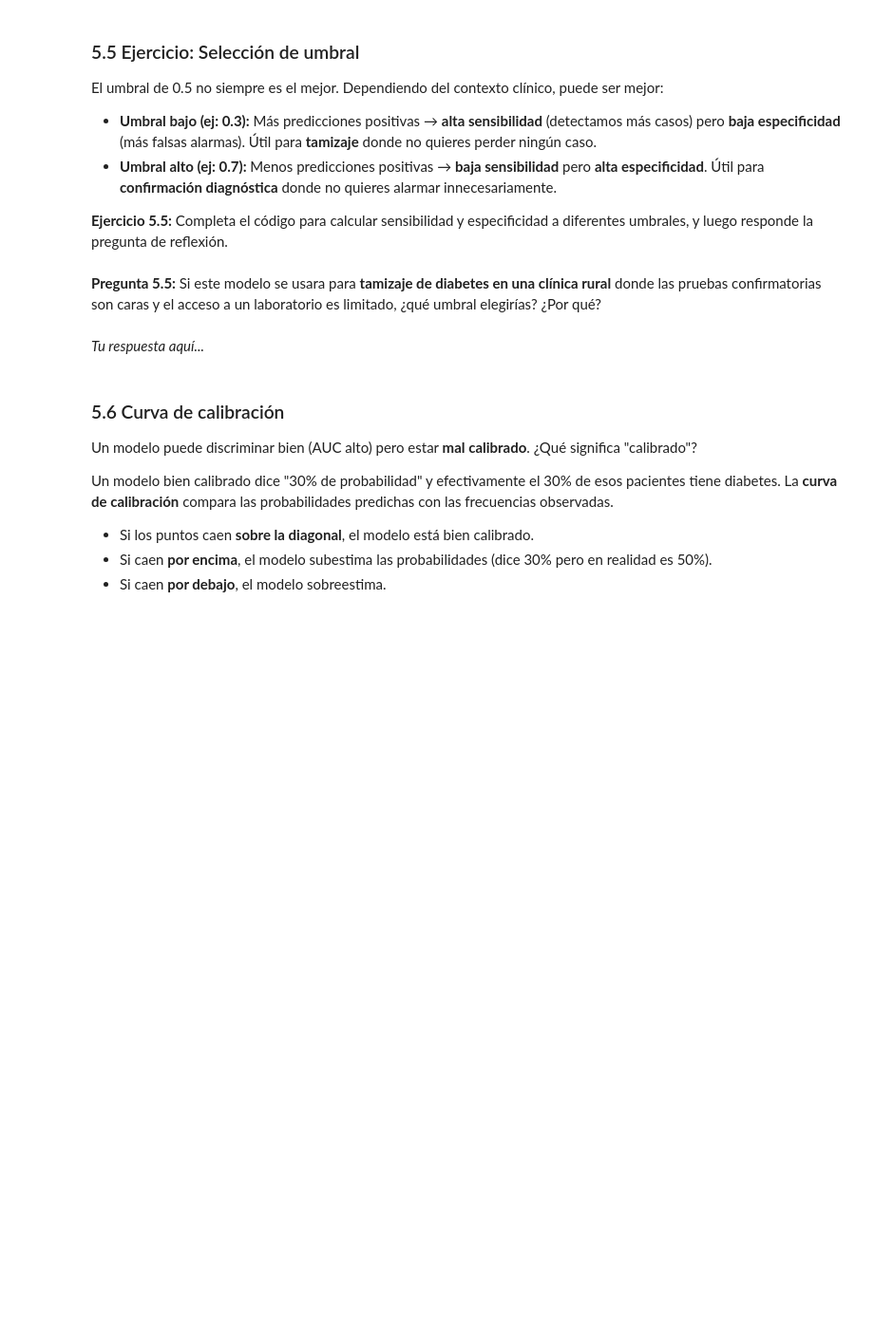
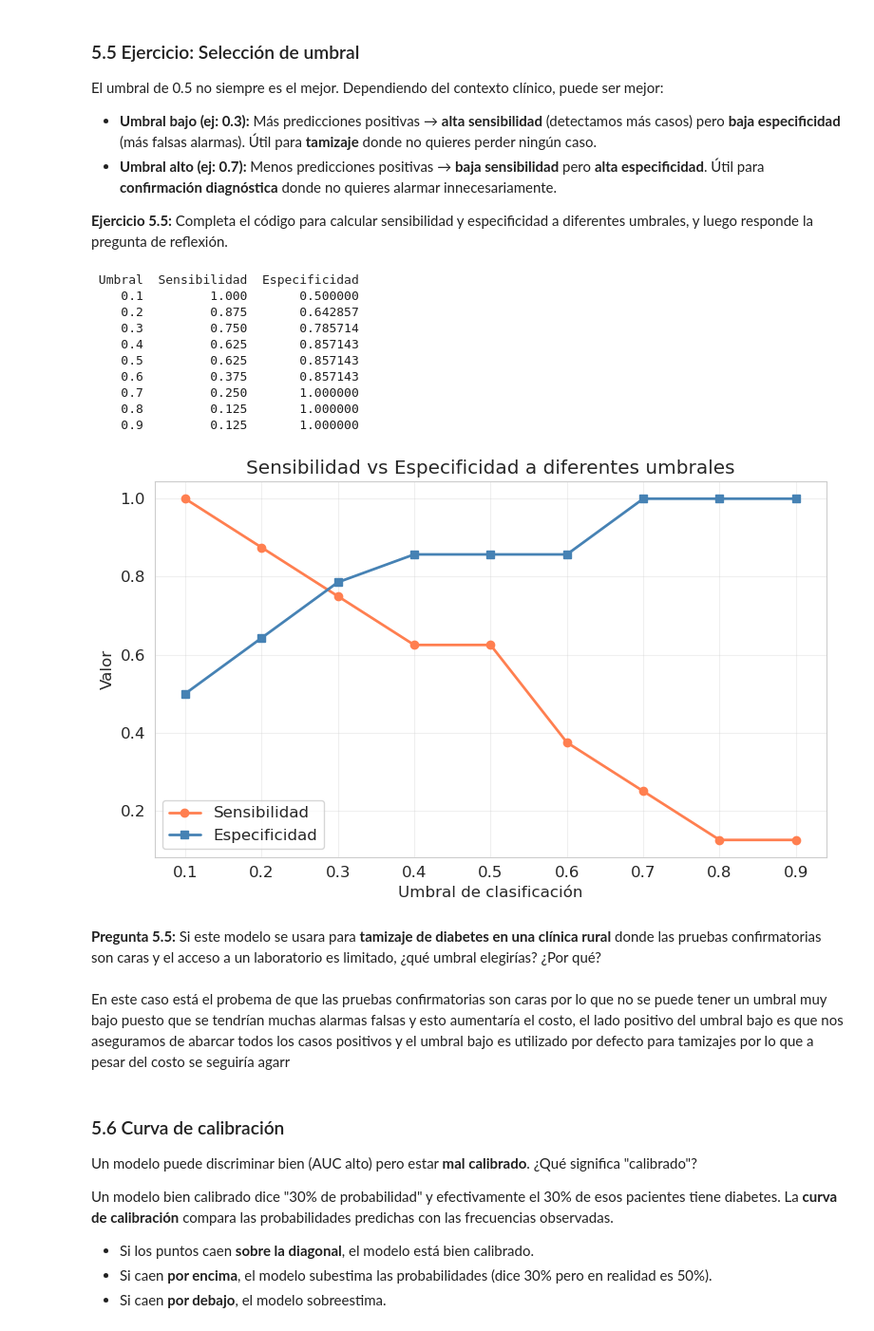
Before and after one commit to YouriEstrada23081/healthdatalab, a Jupyter notebook: labs/lab-4-statistical-modeling/notebooks/Lab04_Modelado_Estadistico.ipynb, the cells around one changed output. Shown at 95% size. Saved outputs shown, nothing was run; the diff lists cells and outputs as text; code cells hidden in the pictures; blank space fills up the shorter version.

```diff
--- a/labs/lab-4-statistical-modeling/notebooks/Lab04_Modelado_Estadistico.ipynb
+++ b/labs/lab-4-statistical-modeling/notebooks/Lab04_Modelado_Estadistico.ipynb
@@ -1235,38 +1274,50 @@ for threshold in thresholds:
     # confusion_matrix retorna: [[VN, FP], [FN, VP]]
     cm = confusion_matrix(y_test, y_pred_t)
     vn, fp, fn, vp = cm.ravel()
 
     # Sensibilidad = VP / (VP + FN)
     sensitivity = vp / (vp + fn) if (vp + fn) > 0 else 0
 
     # Especificidad = VN / (VN + FP)
     # TU CÓDIGO AQUÍ: calcula la especificidad
-    specificity = 0  # ← reemplaza esto
+    specificity = vn/(vn+fp) if (vn + fp) > 0 else 0# ← reemplaza esto
 
     results.append({
         'Umbral': threshold,
         'Sensibilidad': sensitivity,
         'Especificidad': specificity
     })
 
 results_df = pd.DataFrame(results)
 print(results_df.to_string(index=False))
 
 # Graficar
 plt.figure(figsize=(8, 5))
 plt.plot(results_df['Umbral'], results_df['Sensibilidad'], 'o-', color='coral', label='Sensibilidad', linewidth=2)
 plt.plot(results_df['Umbral'], results_df['Especificidad'], 's-', color='steelblue', label='Especificidad', linewidth=2)
 plt.xlabel('Umbral de clasificación')
 plt.ylabel('Valor')
 plt.title('Sensibilidad vs Especificidad a diferentes umbrales')
 plt.legend()
 plt.grid(True, alpha=0.3)
 plt.tight_layout()
 plt.show()
+# %% [output]
+ Umbral  Sensibilidad  Especificidad
+    0.1         1.000       0.500000
+    0.2         0.875       0.642857
+    0.3         0.750       0.785714
+    0.4         0.625       0.857143
+    0.5         0.625       0.857143
+    0.6         0.375       0.857143
+    0.7         0.250       1.000000
+    0.8         0.125       1.000000
+    0.9         0.125       1.000000
+[figure, added]
 # %% [markdown]
 **Pregunta 5.5:** Si este modelo se usara para **tamizaje de diabetes en una clínica rural** donde las pruebas confirmatorias son caras y el acceso a un laboratorio es limitado, ¿qué umbral elegirías? ¿Por qué?
 # %% [markdown]
-*Tu respuesta aquí...*
+En este caso está el probema de que las pruebas confirmatorias son caras por lo que no se puede tener un umbral muy bajo puesto que se tendrían muchas alarmas falsas y esto aumentaría el costo, el lado positivo del umbral bajo es que nos aseguramos de abarcar todos los casos positivos y el umbral bajo es utilizado por defecto para tamizajes por lo que a pesar del costo se seguiría agarr
 # %% [markdown]
 ### 5.6 Curva de calibración
 
```
Also changed, not shown: parts of 5 cells of this notebook.
